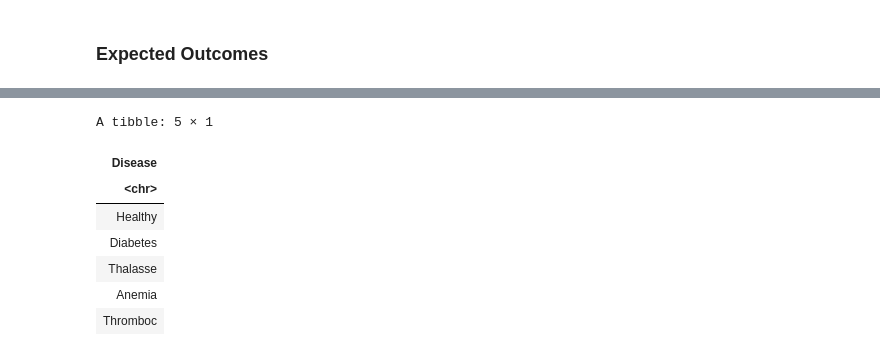
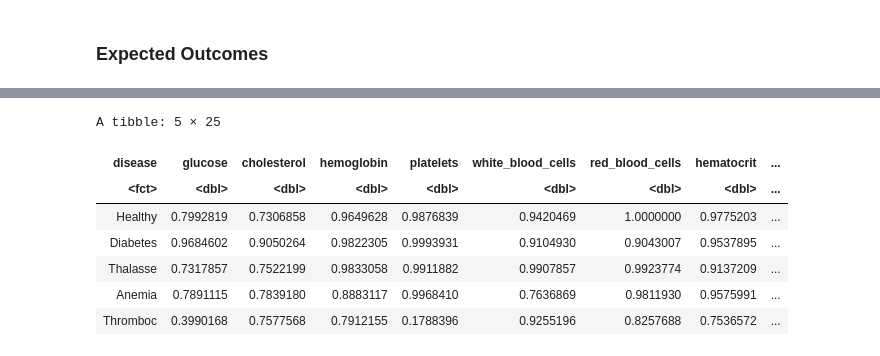
Before and after one commit to kevin-wu01/dsci-100-2023w2-group-39, a Jupyter notebook: group_project_proposal.ipynb, the cells around one changed output, grey strips where cells are left out. Saved outputs shown, nothing was run; the diff lists cells and outputs as text; code cells hidden in the pictures.

```diff
--- a/group_project_proposal.ipynb
+++ b/group_project_proposal.ipynb
@@ -40,5 +30,8 @@ library(tidymodels)
 # %%
-blood_samples <- read_csv("data/blood_samples_dataset.csv")
+blood_samples <- read_csv("data/blood_samples_dataset.csv") |>
+                clean_names() |>
+                mutate(disease = as_factor(disease))
+blood_samples
 # %% [output]
 Rows: 2351 Columns: 25
 ── Column specification ────────────────────────────────────────────────────────
@@ -51,13 +63,20 @@ dbl (24): Glucose, Cholesterol, Hemoglobin, Platelets, White Blood Cells, Re...
 # %%
-unique_diseases <- select(blood_samples, Disease) |>
+unique_diseases <- select(blood_samples, disease) |>
             distinct()
-# plot <- ggplot(blood_samples, aes(
+
+blood_samples_split <- initial_split(blood_samples, prop = 0.75, strata = disease)
+training_blood_samples <- training(blood_samples_split)
+
+analysis <- training_blood_samples |>
+            group_by(disease) |>
+            summarize(across(glucose:c_reactive_protein, max))
+analysis
 # %% [output]
-A tibble: 5 × 1
+A tibble: 5 × 25
-| Disease |
-| <chr> |
-| Healthy |
-| Diabetes |
-| Thalasse |
-| Anemia |
-| Thromboc |
+| disease | glucose | cholesterol | hemoglobin | platelets | white_blood_cells | red_blood_cells | hematocrit | ... |
+| <fct> | <dbl> | <dbl> | <dbl> | <dbl> | <dbl> | <dbl> | <dbl> | ... |
+| Healthy | 0.7992819 | 0.7306858 | 0.9649628 | 0.9876839 | 0.9420469 | 1.0000000 | 0.9775203 | ... |
+| Diabetes | 0.9684602 | 0.9050264 | 0.9822305 | 0.9993931 | 0.9104930 | 0.9043007 | 0.9537895 | ... |
+| Thalasse | 0.7317857 | 0.7522199 | 0.9833058 | 0.9911882 | 0.9907857 | 0.9923774 | 0.9137209 | ... |
+| Anemia | 0.7891115 | 0.7839180 | 0.8883117 | 0.9968410 | 0.7636869 | 0.9811930 | 0.9575991 | ... |
+| Thromboc | 0.3990168 | 0.7577568 | 0.7912155 | 0.1788396 | 0.9255196 | 0.8257688 | 0.7536572 | ... |
```
Also changed, not shown: parts of 2 cells of this notebook.
